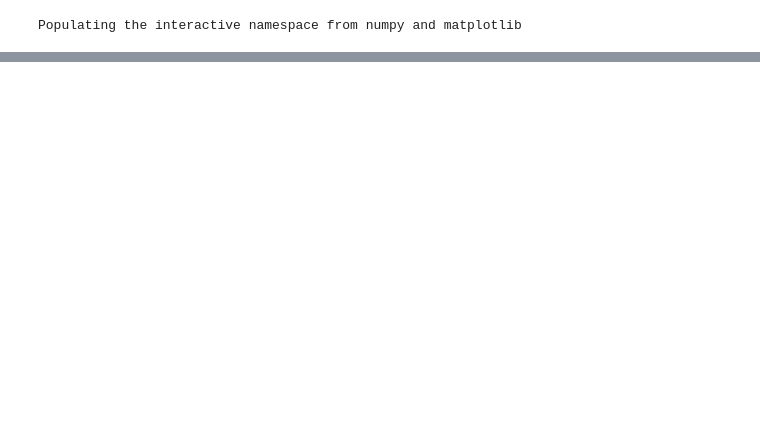
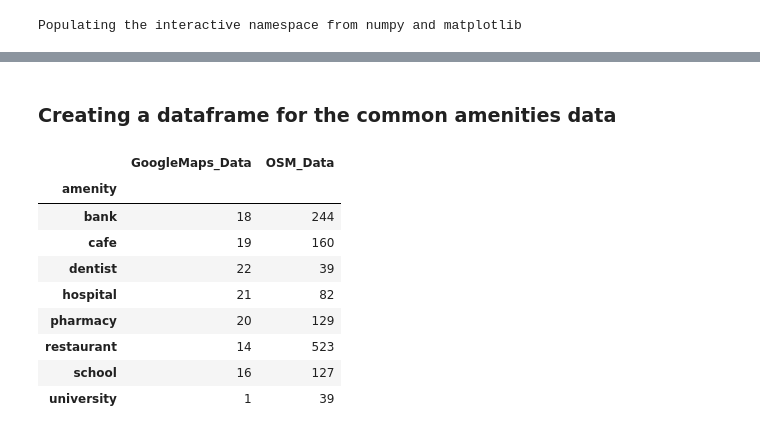
Before and after one commit to gauravcusp/WB_CityResilienceProgram, a Jupyter notebook: POI_Ulaanbaatar.ipynb, the cells around one changed output, grey strips where cells are left out. Saved outputs shown, nothing was run; the diff lists cells and outputs as text; code cells hidden in the pictures; blank space fills up the shorter version.

```diff
--- a/POI_Ulaanbaatar.ipynb
+++ b/POI_Ulaanbaatar.ipynb
@@ -134,4 +238,5 @@ array(['hospital', 'health', 'dentist', 'hair_care', 'doctor',
 # %%
-google_data['geometry'] = (list(zip(google_data.Lon,google_data.Lat)))
-google_data['geometry'] = google_data.geometry.apply(lambda x: Point(x))
-google_data = gpd.GeoDataFrame(google_data, geometry='geometry')
+## Adding geometry to the dataset
+osm_data['geometry'] = (list(zip(osm_data.lon,osm_data.lat)))
+osm_data['geometry'] = osm_data.geometry.apply(lambda x: Point(x))
+osm_data = gpd.GeoDataFrame(osm_data, geometry='geometry')
@@ -189,0 +258,18 @@ mpll.display(fig=ax2.figure)
+# %%
+osm_data = osm_data[osm_data['name'].notnull() | osm_data['name:en'].notnull()]
+osm_data = osm_data.reset_index()
+# %%
+osm_data['Category'] = [0 for i in range(len(osm_data))]
+for i in range(len(osm_data)):
+    if osm_data.amenity[i] in healthcare:
+        osm_data['Category'][i] = 1
+    elif osm_data.amenity[i] in leisure:
+        osm_data['Category'][i] = 2
+    elif osm_data.amenity[i] in commercial:
+        osm_data['Category'][i] = 3
+    elif osm_data.amenity[i] in education:
+        osm_data['Category'][i] = 4
+    elif osm_data.amenity[i] in outdoor:
+        osm_data['Category'][i] = 5
+    else:
+        osm_data['Category'][i] = 0
@@ -200,0 +445,29 @@ country.geojson['features'][0]['bbox']
+# %% [markdown]
+### Creating a dataframe for the common amenities data
+# %%
+odata1 = osm_data[osm_data.amenity.isin(['bank', 'cafe', 'dentist', 'hospital', 'pharmacy', 'restaurant',
+       'school', 'university'])]
+
+gdata1 = google_data[google_data.Entity_Type_1.isin(['bank', 'cafe', 'dentist', 'hospital', 'pharmacy', 'restaurant',
+       'school', 'university'])]
+
+odata_grp = odata1.groupby('amenity').count()['id']
+gdata_grp = gdata1.groupby('Entity_Type_1').count()['Place_ID']
+
+all_data = pd.DataFrame()
+all_data['GoogleMaps_Data'] = gdata_grp
+all_data['OSM_Data'] = odata_grp
+all_data = all_data.set_index(odata_grp.index)
+
+all_data
+# %% [output]
+|  | GoogleMaps_Data | OSM_Data |
+| amenity |  |  |
+| bank | 18 | 244 |
+| cafe | 19 | 160 |
+| dentist | 22 | 39 |
+| hospital | 21 | 82 |
+| pharmacy | 20 | 129 |
+| restaurant | 14 | 523 |
+| school | 16 | 127 |
+| university | 1 | 39 |
```
Also changed, not shown: parts of 49 cells of this notebook.
